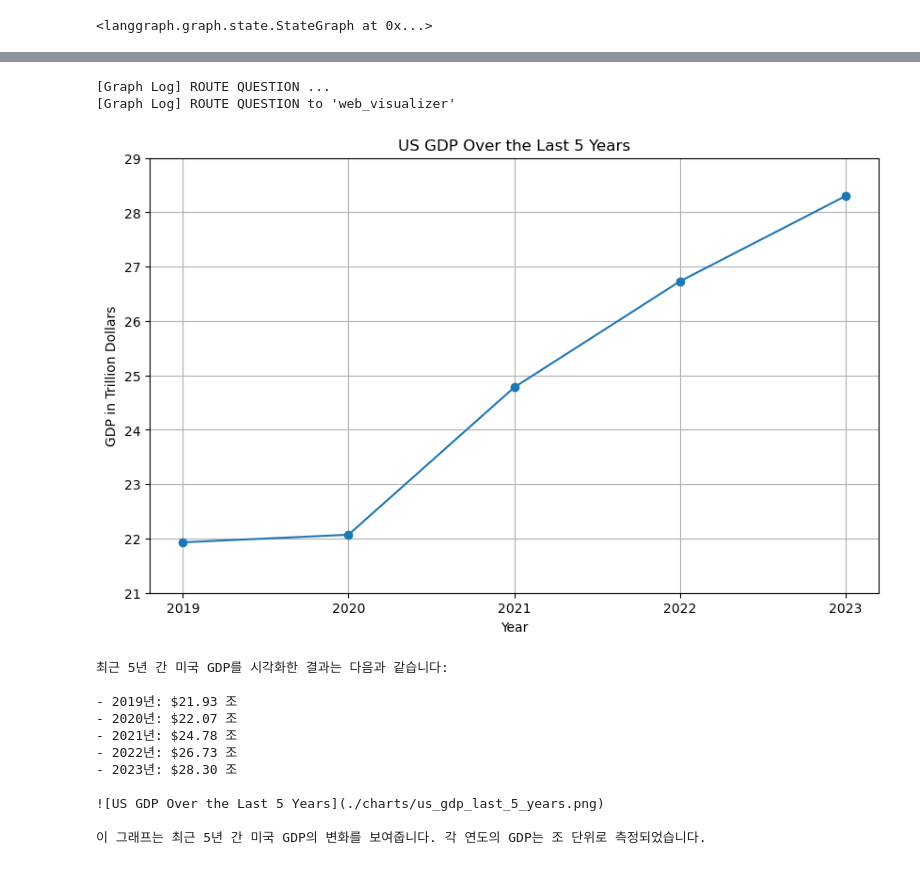
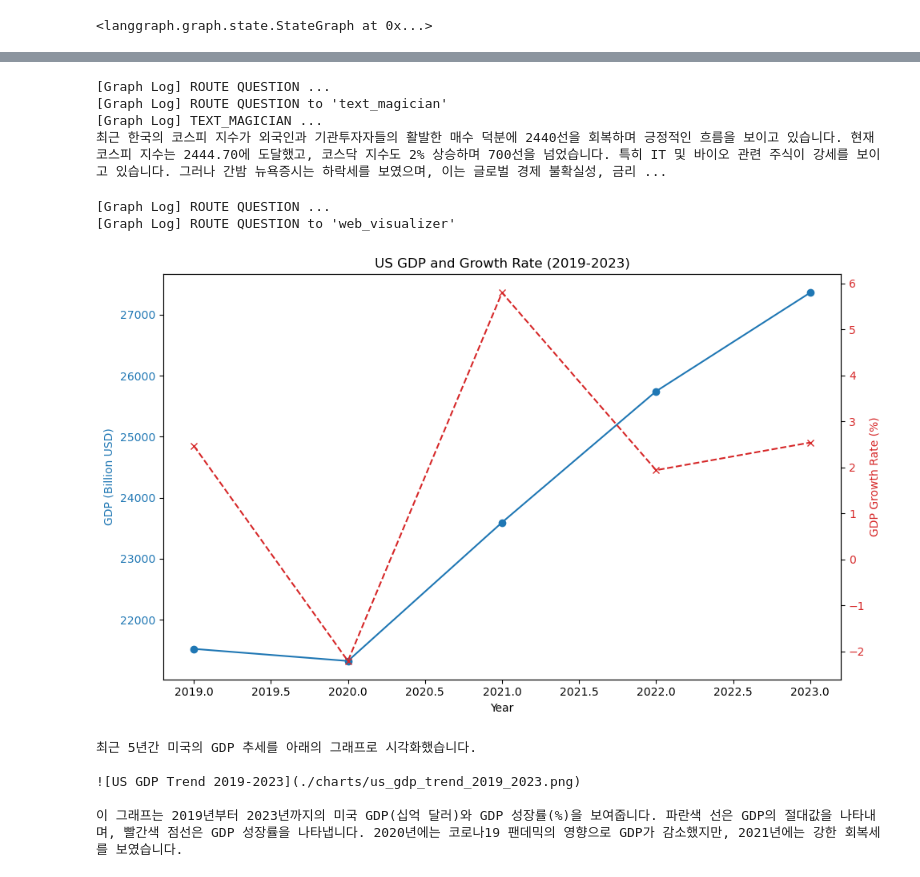
Before and after one commit to greatsangho/SKN05-FINAL-3TEAM, a Jupyter notebook: model/merge_process.ipynb, the cells around one changed output, grey strips where cells are left out. Saved outputs shown, nothing was run; the diff lists cells and outputs as text; code cells hidden in the pictures.

```diff
--- a/model/merge_process.ipynb
+++ b/model/merge_process.ipynb
@@ -564,17 +547,30 @@ invoke_app(question)
+# %%
+question = """
+    최근 한국의 코스피 지수가 외국인과 기관투자자들의 활발한 매수세에 힘입어 2440선을 회복하며 긍정적인 흐름을 보이고 있습니다. 현재 코스피 지수는 2444.70에 도달하며 상승세를 이어가고 있습니다. 이는 투자자들의 신뢰가 회복되고 있다는 신호로 해석될 수 있습니다. 특히, 외국인 투자자들의 매수는 한국 시장에 대한 긍정적인 전망을 반영하고 있으며, 기관투자자들도 적극적으로 시장에 참여하고 있는 모습입니다.
+
+    한편, 코스닥 지수 역시 장중 2% 상승하며 700선을 탈환하는 성과를 올렸습니다. 현재 코스닥 지수는 700.40을 기록하고 있어, 중소형주와 기술주 중심의 활발한 거래가 이루어지고 있는 것으로 보입니다. 이러한 상승세는 특히 IT 및 바이오 관련 주식들이 강세를 보이며 지수를 끌어올리고 있는 것으로 분석됩니다.
+
+    그러나 이러한 긍정적인 흐름에도 불구하고, 간밤 뉴욕증시는 약세로 마감했습니다. 미국의 주요 지수들이 하락세를 보인 것은 글로벌 경제 불확실성, 금리 인상 우려, 그리고 인플레이션 문제 등이 복합적으로 작용한 결과로 해석됩니다. 이러한 외부 요인은 한국 시장에도 영향을 미칠 수 있으며, 투자자들은 미국 시장의 움직임을 주의 깊게 살펴봐야 할 시점에 있습니다.
+
+    이처럼 한국 시장은 외국인과 기관의 매수세로 인해 긍정적인 흐름을 보이고 있지만, 글로벌 경제의 불확실성은 여전히 존재하고 있어 향후 시장 변동성에 대한 경계가 필요합니다. 투자자들은 이러한 상황을 고려하여 신중한 투자 전략을 세우는 것이 중요할 것입니다.
+
+    이 텍스트를 요약해줘
+"""
+
+invoke_app(question)
+# %% [output]
+[Graph Log] ROUTE QUESTION ...
+[Graph Log] ROUTE QUESTION to 'text_magician'
+[Graph Log] TEXT_MAGICIAN ...
+최근 한국의 코스피 지수가 외국인과 기관투자자들의 활발한 매수 덕분에 2440선을 회복하며 긍정적인 흐름을 보이고 있습니다. 현재 코스피 지수는 2444.70에 도달했고, 코스닥 지수도 2% 상승하며 700선을 넘었습니다. 특히 IT 및 바이오 관련 주식이 강세를 보이고 있습니다. 그러나 간밤 뉴욕증시는 하락세를 보였으며, 이는 글로벌 경제 불확실성, 금리 ...
 # %%
-invoke_app("최근 5년 간 미국 GDP 를 조사해서 시각화해줘")
+invoke_app("최근 5년간 미국 GDP 추세를 조사해서 시각화해줘")
 # %% [output]
 [Graph Log] ROUTE QUESTION ...
 [Graph Log] ROUTE QUESTION to 'web_visualizer'
-[figure, old version]
+[figure, new version]
-최근 5년 간 미국 GDP를 시각화한 결과는 다음과 같습니다:
+최근 5년간 미국의 GDP 추세를 아래의 그래프로 시각화했습니다.
 
-- 2019년: $21.93 조
-- 2020년: $22.07 조
-- 2021년: $24.78 조
-- 2022년: $26.73 조
-- 2023년: $28.30 조
+![US GDP Trend 2019-2023](./charts/us_gdp_trend_2019_2023.png)
 
-![US GDP Over the Last 5 Years](./charts/us_gdp_last_5_years.png)
-
-이 그래프는 최근 5년 간 미국 GDP의 변화를 보여줍니다. 각 연도의 GDP는 조 단위로 측정되었습니다.
+이 그래프는 2019년부터 2023년까지의 미국 GDP(십억 달러)와 GDP 성장률(%)을 보여줍니다. 파란색 선은 GDP의 절대값을 나타내며, 빨간색 점선은 GDP 성장률을 나타냅니다. 2020년에는 코로나19 팬데믹의 영향으로 GDP가 감소했지만, 2021년에는 강한 회복세를 보였습니다.
```
Also changed, not shown: parts of 4 cells of this notebook.
